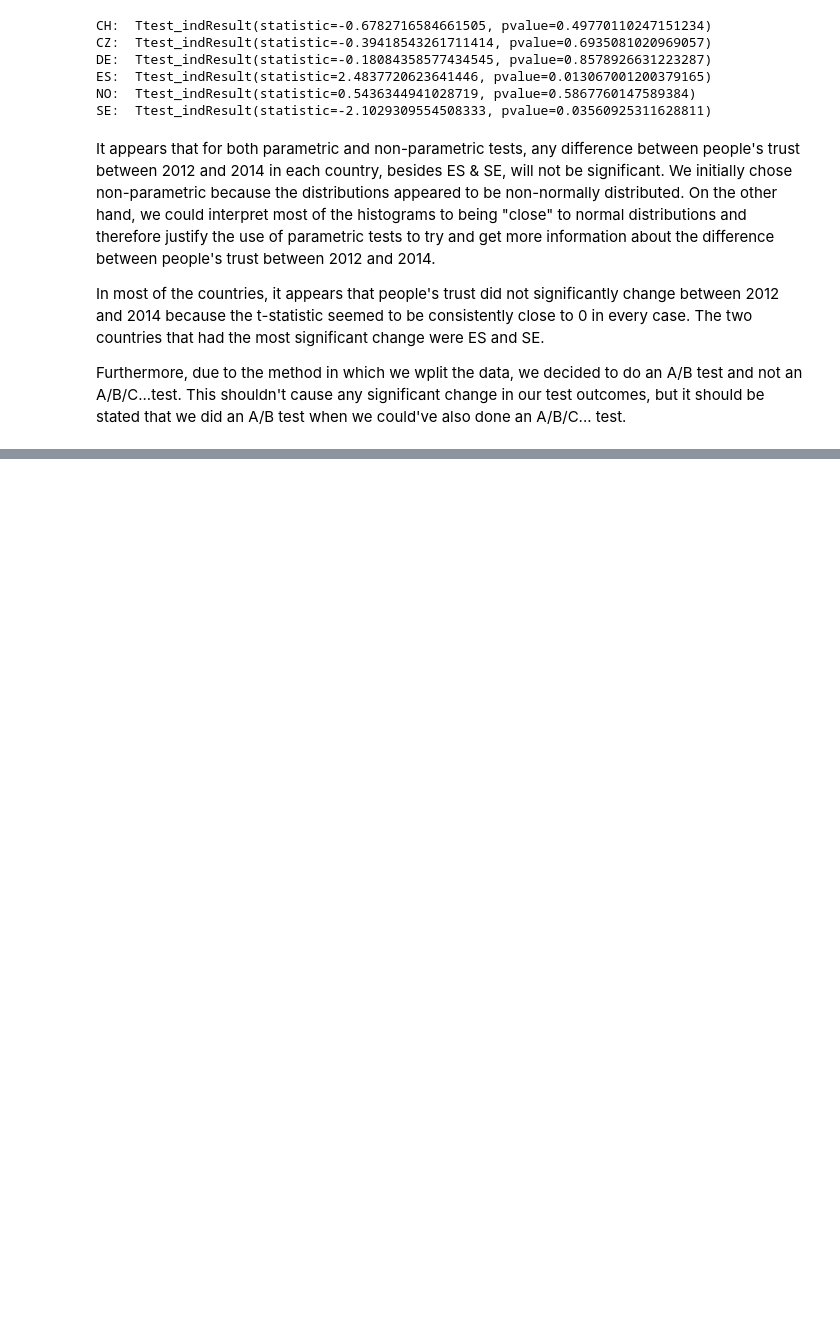
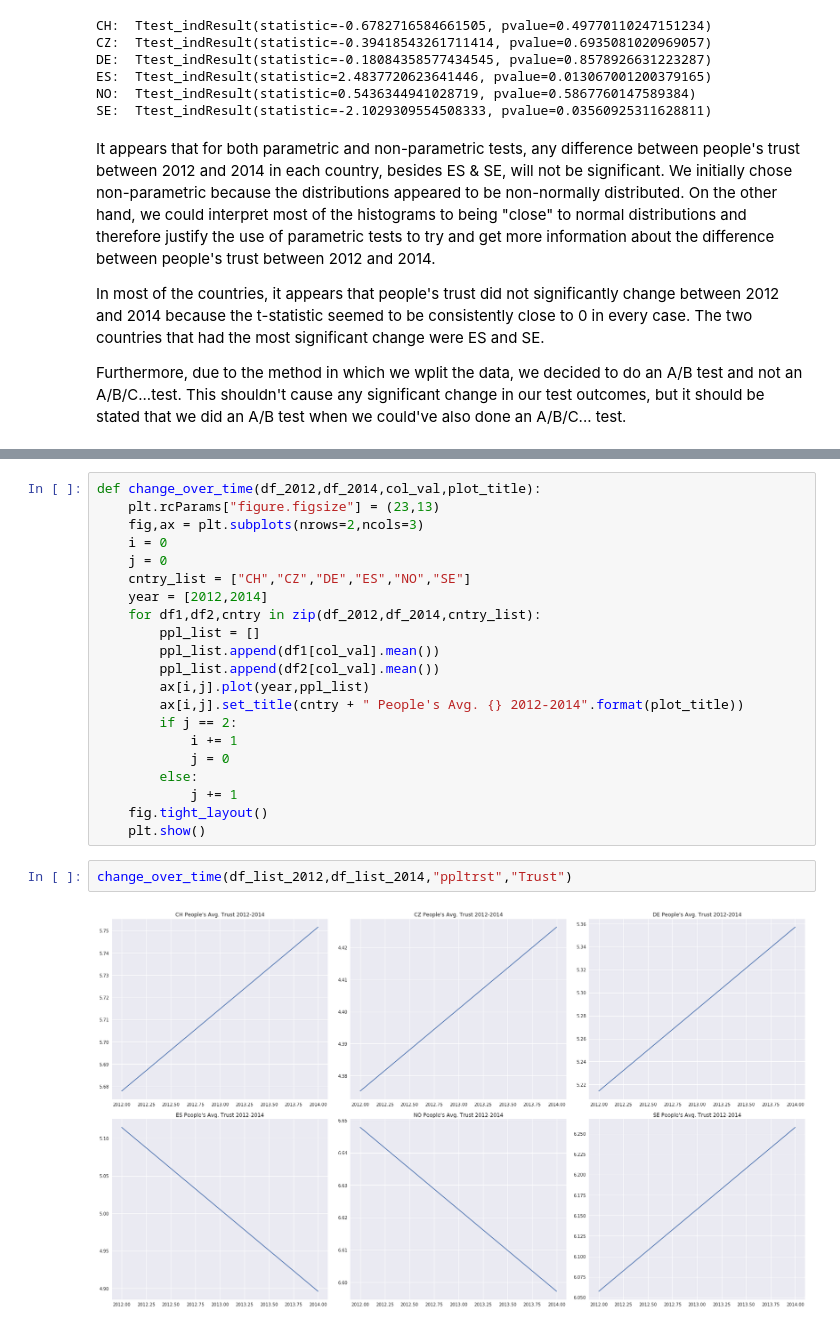
Before and after one commit to GlennSG/Thinkful-Assignments, a Jupyter notebook: Challenges/Challenge 19 What test to use/Challenge 19 What test to use.ipynb, the cells around one changed output, grey strips where cells are left out. Saved outputs shown, nothing was run; the diff lists cells and outputs as text; blank space fills up the shorter version.

```diff
--- a/Challenges/Challenge 19 What test to use/Challenge 19 What test to use.ipynb
+++ b/Challenges/Challenge 19 What test to use/Challenge 19 What test to use.ipynb
@@ -192,0 +192,25 @@ Furthermore, due to the method in which we wplit the data, we decided to do an A
+# %%
+def change_over_time(df_2012,df_2014,col_val,plot_title):
+    plt.rcParams["figure.figsize"] = (23,13)
+    fig,ax = plt.subplots(nrows=2,ncols=3)
+    i = 0
+    j = 0
+    cntry_list = ["CH","CZ","DE","ES","NO","SE"]
+    year = [2012,2014]
+    for df1,df2,cntry in zip(df_2012,df_2014,cntry_list):
+        ppl_list = []
+        ppl_list.append(df1[col_val].mean())
+        ppl_list.append(df2[col_val].mean())
+        ax[i,j].plot(year,ppl_list)
+        ax[i,j].set_title(cntry + " People's Avg. {} 2012-2014".format(plot_title))
+        if j == 2:
+            i += 1
+            j = 0
+        else:
+            j += 1
+    fig.tight_layout()
+    plt.show()
+# %%
+change_over_time(df_list_2012,df_list_2014,"ppltrst","Trust")
+# %% [output]
+[figure, added]
```
Also changed, not shown: parts of 24 cells of this notebook.
